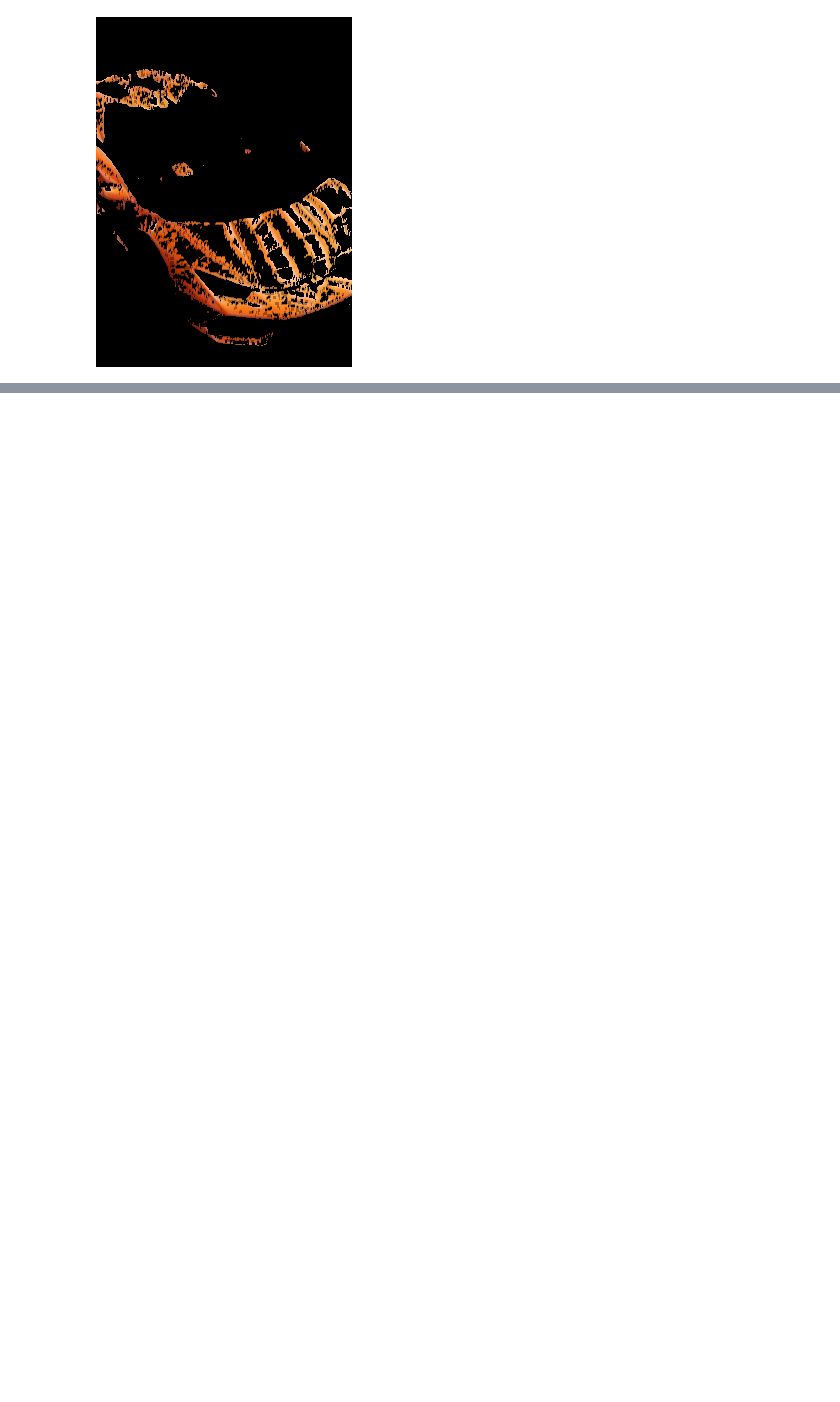
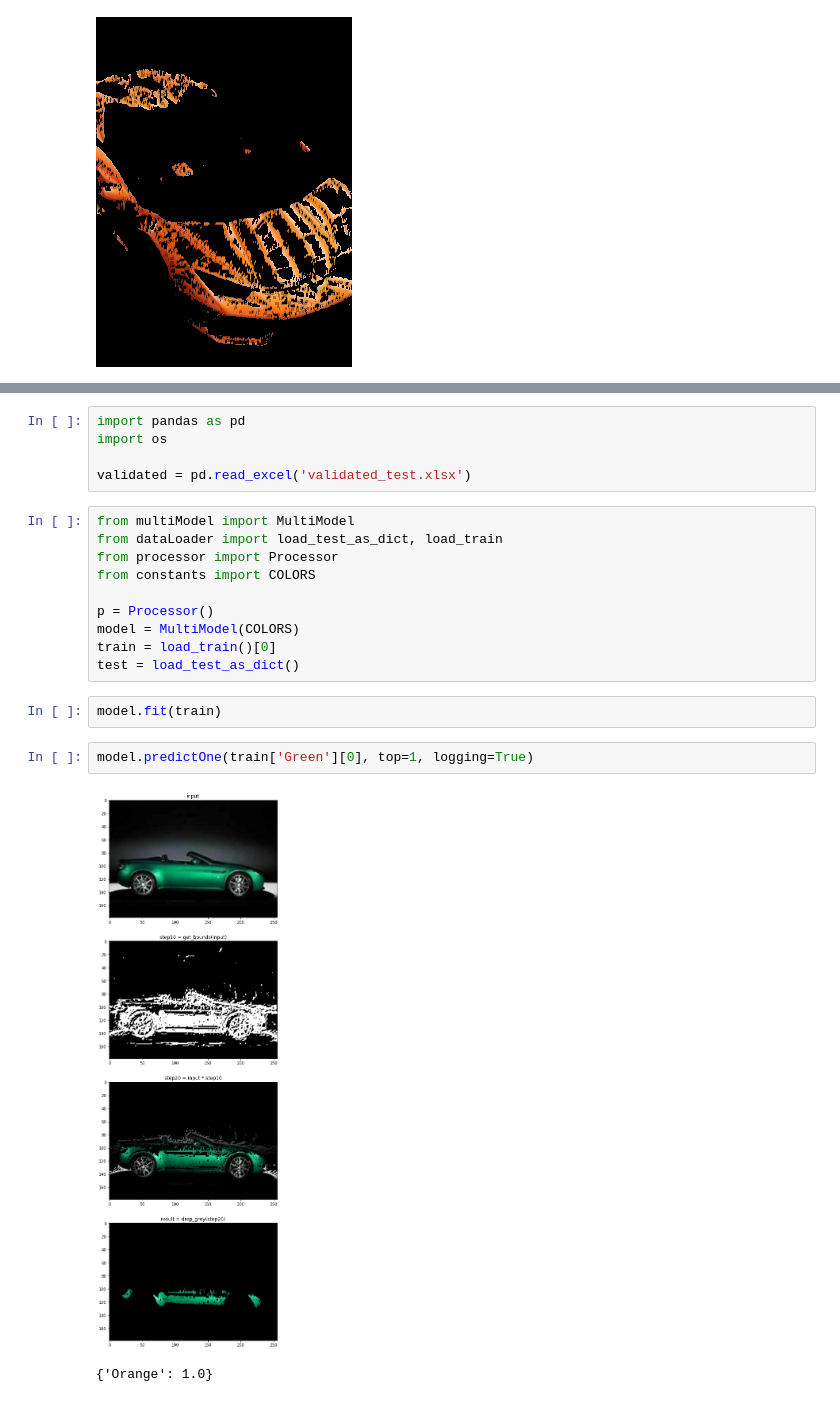
Before and after one commit to VladimirMynka/car-color-detection, a Jupyter notebook: src/experiments.ipynb, the cells around one changed output, grey strips where cells are left out. Drawn from its saved outputs; the diff is of its cells as text; blank space fills up the shorter version.

Commit message:
Multimodel (#2)
* Добавлен класс для ансамблирования моделей (стекинга)

```diff
--- a/src/experiments.ipynb
+++ b/src/experiments.ipynb
@@ -1037,0 +1090,22 @@ p.process_image(img)
+# %%
+import pandas as pd
+import os
+
+validated = pd.read_excel('validated_test.xlsx')
+# %%
+from multiModel import MultiModel
+from dataLoader import load_test_as_dict, load_train
+from processor import Processor
+from constants import COLORS
+
+p = Processor()
+model = MultiModel(COLORS)
+train = load_train()[0]
+test = load_test_as_dict()
+# %%
+model.fit(train)
+# %%
+model.predictOne(train['Green'][0], top=1, logging=True)
+# %% [output]
+[figure, added]
+{'Orange': 1.0}
```
Also changed, not shown: parts of 14 cells of this notebook, 2 other files.
